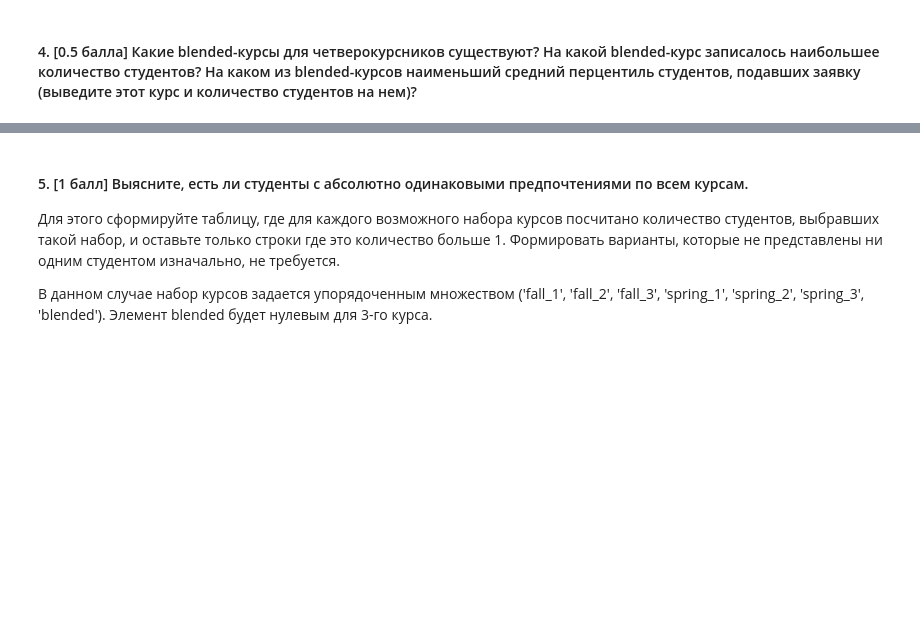
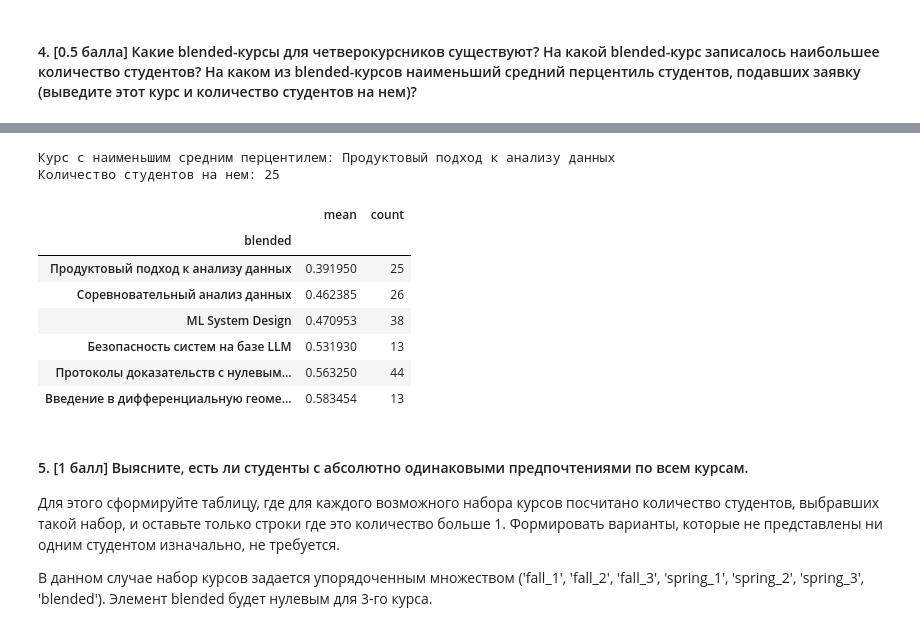
Before and after one commit to 9santa/ml-course-hse, a Jupyter notebook: ml1-2026-spring/homework-practice/homework-practice-01-tabular/homework-practice-01-pandas.ipynb, the cells around one changed output, grey strips where cells are left out. Saved outputs shown, nothing was run; the diff lists cells and outputs as text; code cells hidden in the pictures; blank space fills up the shorter version.

```diff
--- a/ml1-2026-spring/homework-practice/homework-practice-01-tabular/homework-practice-01-pandas.ipynb
+++ b/ml1-2026-spring/homework-practice/homework-practice-01-tabular/homework-practice-01-pandas.ipynb
@@ -202,3 +270,25 @@ Unique users from group 22: 159
+# %%
+# Фильтруем пустые значения (3 курс) и группируем по blended-курсам
+blended_stats = df[df['blended'] != ''].groupby('blended')['percentile'].agg(['mean', 'count'])
+
+# Находим курс с минимальным средним перцентилем
+min_avg_percentile_course = blended_stats['mean'].idxmin()
+count_students = blended_stats.loc[min_avg_percentile_course, 'count']
+
+print(f"Курс с наименьшим средним перцентилем: {min_avg_percentile_course}")
+print(f"Количество студентов на нем: {int(count_students)}")
+blended_stats.sort_values('mean')
+# %% [output]
+Курс с наименьшим средним перцентилем: Продуктовый подход к анализу данных
+Количество студентов на нем: 25
+|  | mean | count |
+| blended |  |  |
+| Продуктовый подход к анализу данных | 0.391950 | 25 |
+| Соревновательный анализ данных | 0.462385 | 26 |
+| ML System Design | 0.470953 | 38 |
+| Безопасность систем на базе LLM | 0.531930 | 13 |
+| Протоколы доказательств с нулевым... | 0.563250 | 44 |
+| Введение в дифференциальную геоме... | 0.583454 | 13 |
 # %% [markdown]
 #### 5. [1 балл] Выясните, есть ли студенты с абсолютно одинаковыми предпочтениями по всем курсам.
 
```
Also changed, not shown: parts of 19 cells of this notebook.
